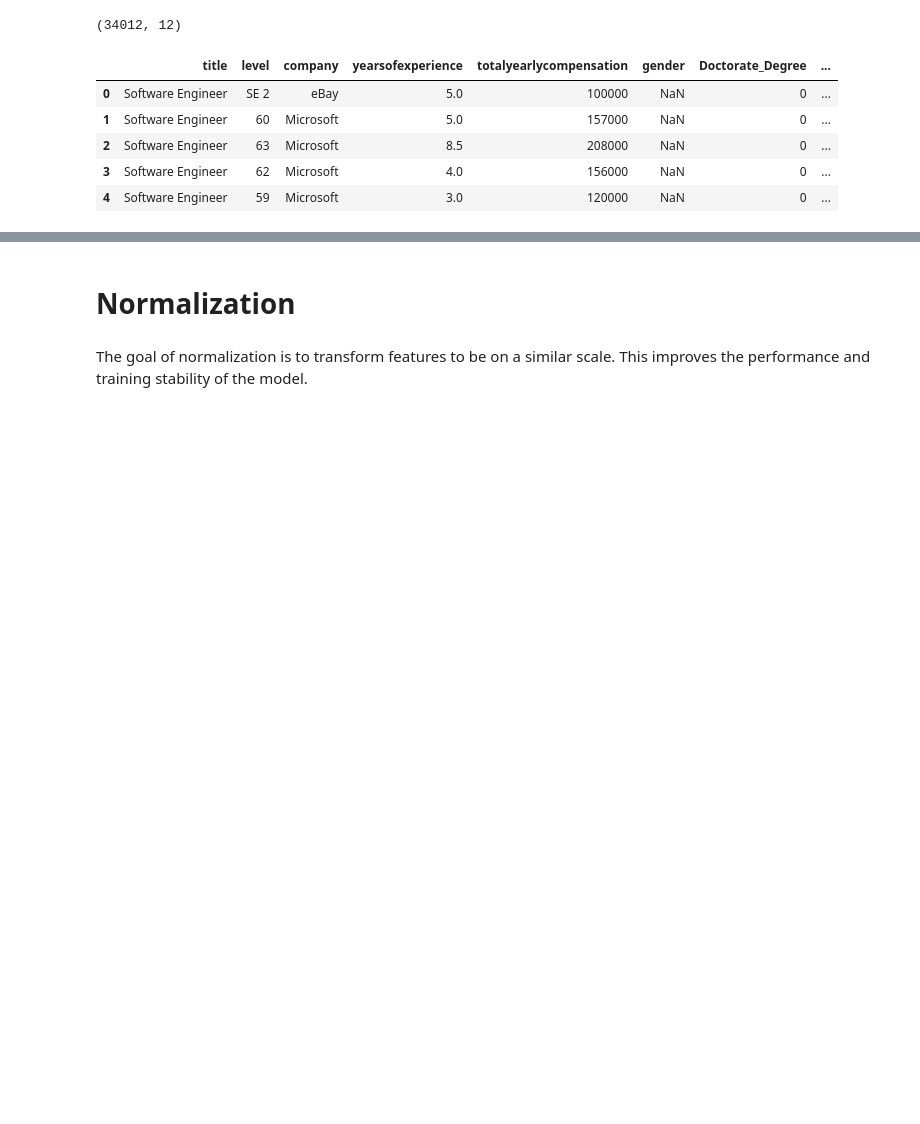
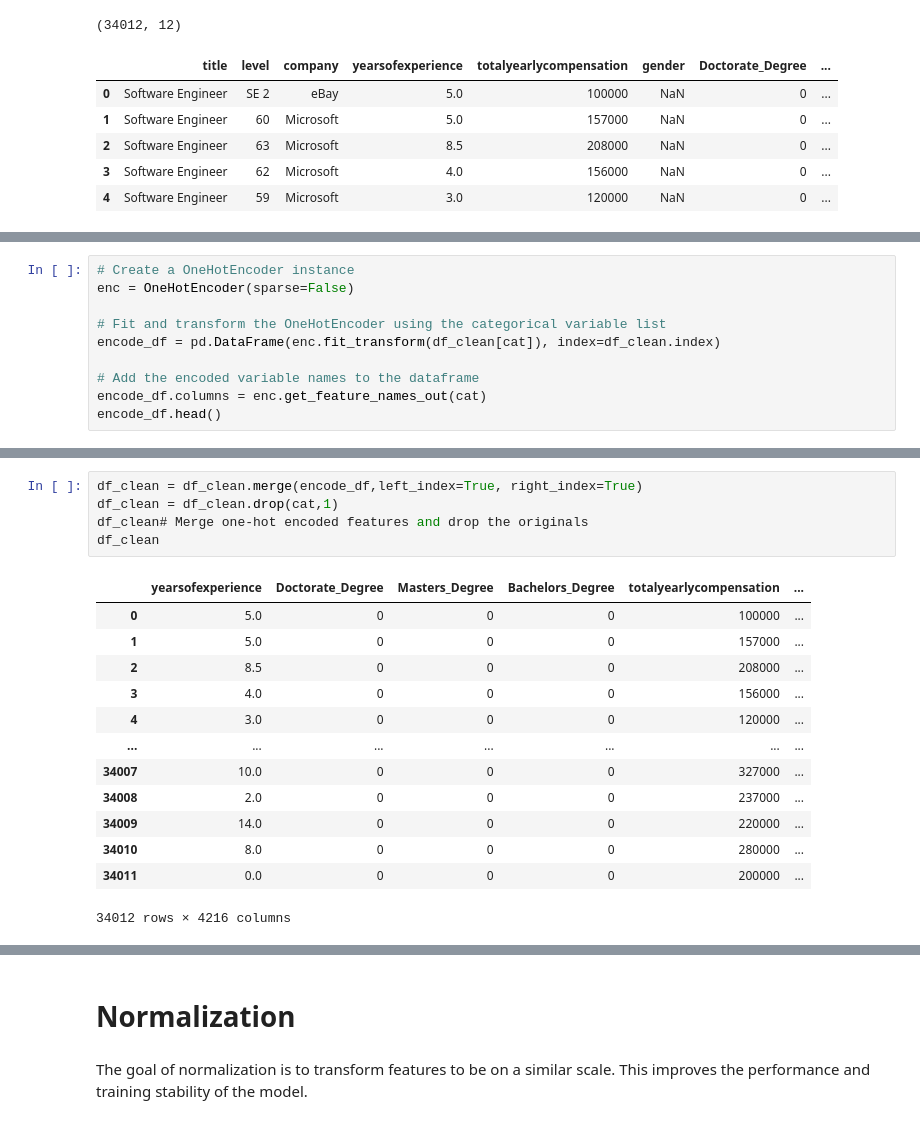
Before and after one commit to pedram-aminharati/SE-Salary-Prediction, a Jupyter notebook: Regression/Regression model-linear regression.ipynb, the cells around one changed output, grey strips where cells are left out. Drawn from its saved outputs; the diff is of its cells as text; blank space fills up the shorter version.

```diff
--- a/Regression/Regression model-linear regression.ipynb
+++ b/Regression/Regression model-linear regression.ipynb
@@ -18,0 +43,10 @@ df.head()
+# %%
+# Create a OneHotEncoder instance
+enc = OneHotEncoder(sparse=False)
+
+# Fit and transform the OneHotEncoder using the categorical variable list
+encode_df = pd.DataFrame(enc.fit_transform(df_clean[cat]), index=df_clean.index)
+
+# Add the encoded variable names to the dataframe
+encode_df.columns = enc.get_feature_names_out(cat)
+encode_df.head()
@@ -18,0 +61,19 @@ df.head()
+# %%
+df_clean = df_clean.merge(encode_df,left_index=True, right_index=True)
+df_clean = df_clean.drop(cat,1)
+df_clean# Merge one-hot encoded features and drop the originals
+df_clean
+# %% [output]
+|  | yearsofexperience | Doctorate_Degree | Masters_Degree | Bachelors_Degree | totalyearlycompensation | ... |
+| 0 | 5.0 | 0 | 0 | 0 | 100000 | ... |
+| 1 | 5.0 | 0 | 0 | 0 | 157000 | ... |
+| 2 | 8.5 | 0 | 0 | 0 | 208000 | ... |
+| 3 | 4.0 | 0 | 0 | 0 | 156000 | ... |
+| 4 | 3.0 | 0 | 0 | 0 | 120000 | ... |
+| ... | ... | ... | ... | ... | ... | ... |
+| 34007 | 10.0 | 0 | 0 | 0 | 327000 | ... |
+| 34008 | 2.0 | 0 | 0 | 0 | 237000 | ... |
+| 34009 | 14.0 | 0 | 0 | 0 | 220000 | ... |
+| 34010 | 8.0 | 0 | 0 | 0 | 280000 | ... |
+| 34011 | 0.0 | 0 | 0 | 0 | 200000 | ... |
+34012 rows × 4216 columns
```
Also changed, not shown: parts of 12 cells of this notebook.
